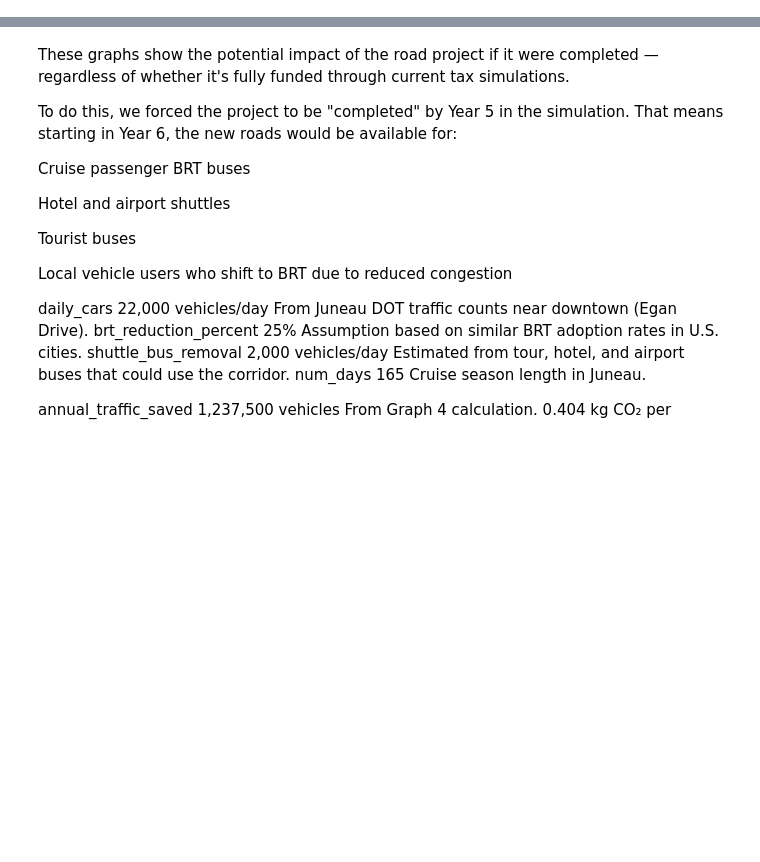
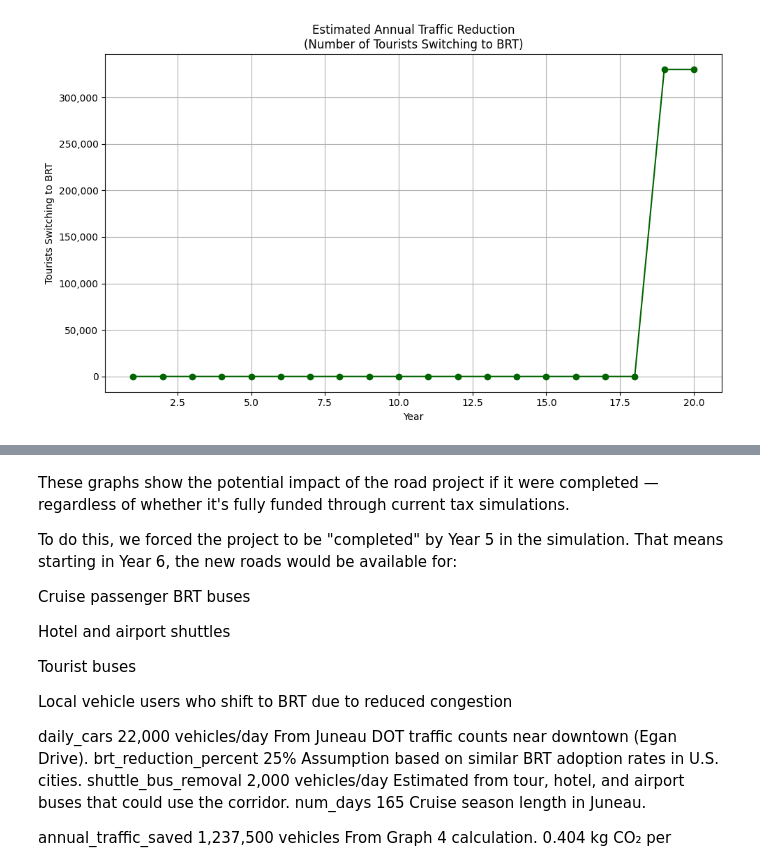
Before and after one commit to Dennis-LCLema/Sustainable-Tourism-Sring2025, a Jupyter notebook: Advanced Model -road project.ipynb, the cells around one changed output, grey strips where cells are left out. Saved outputs shown, nothing was run; the diff lists cells and outputs as text; code cells hidden in the pictures; blank space fills up the shorter version.

```diff
--- a/Advanced Model -road project.ipynb
+++ b/Advanced Model -road project.ipynb
@@ -124,0 +165,35 @@ plt.show()
+# %%
+# --- Graph 3: Traffic Reduction Over Time ---
+traffic_reduction_by_year = np.zeros(num_years)
+for sim in annual_tax_series:
+    cumulative_tax = 0
+    construction_started = False
+    completed_year = None
+    sim_traffic_reduction = []
+
+    for year_index, yearly_tax in enumerate(sim):
+        cumulative_tax += yearly_tax
+        if not construction_started and cumulative_tax >= project_start_threshold * total_project_cost:
+            construction_started = True
+            completed_year = year_index + construction_years
+
+        if completed_year is not None and year_index >= completed_year:
+            sim_traffic_reduction.append(daily_tourists_avg * num_days * tourist_switch_rate)
+        else:
+            sim_traffic_reduction.append(0)
+
+    traffic_reduction_by_year += np.array(sim_traffic_reduction)
+
+avg_traffic_reduction_by_year = traffic_reduction_by_year / num_sims
+
+plt.figure(figsize=(10, 6))
+plt.plot(range(1, num_years + 1), avg_traffic_reduction_by_year, marker='o', color='darkgreen')
+plt.title("Estimated Annual Traffic Reduction\n(Number of Tourists Switching to BRT)")
+plt.xlabel("Year")
+plt.ylabel("Tourists Switching to BRT")
+plt.grid(True)
+plt.gca().yaxis.set_major_formatter(mticker.FuncFormatter(lambda x, _: f'{x:,.0f}'))
+plt.tight_layout()
+plt.show()
+# %% [output]
+[figure, added]
```
Also changed, not shown: parts of 14 cells of this notebook.
